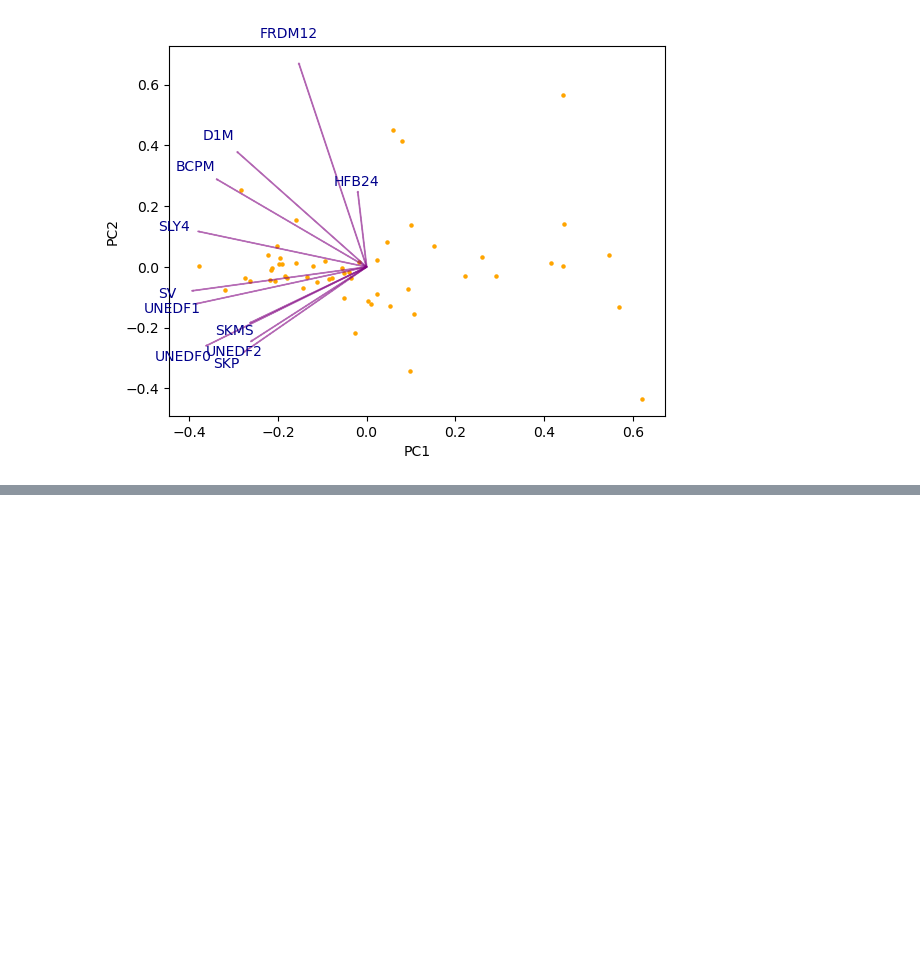
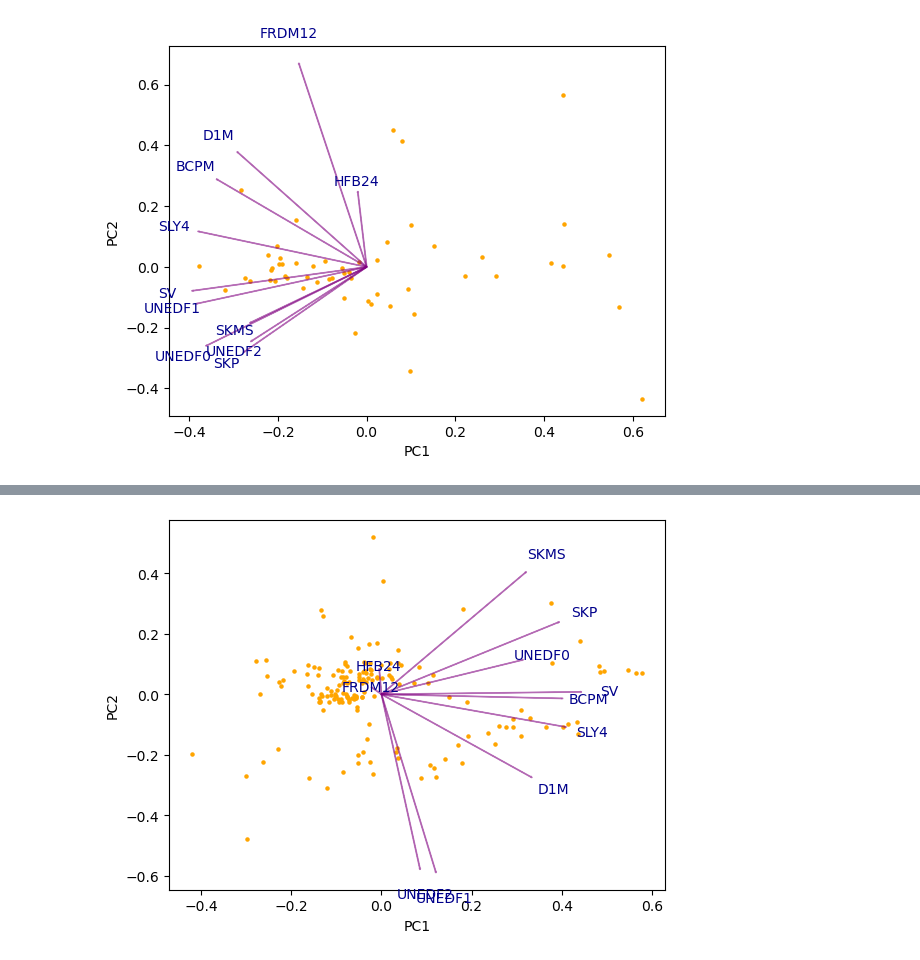
Before and after one commit to ascsn/ModelOrthogonalization, a Jupyter notebook: PCA_analysis.ipynb, the cells around one changed output, grey strips where cells are left out. Saved outputs shown, nothing was run; the diff lists cells and outputs as text; code cells hidden in the pictures; blank space fills up the shorter version.

```diff
--- a/PCA_analysis.ipynb
+++ b/PCA_analysis.ipynb
@@ -293,0 +360,6 @@ plt.show()
+# %%
+biplot(X_pca, np.transpose(pca.components_),list(loadings.index))
+plt.savefig("Biplot_All_normalized.pdf", format="pdf", bbox_inches="tight")
+plt.show()
+# %% [output]
+[figure, added]
```
Also changed, not shown: parts of 4 cells of this notebook.
